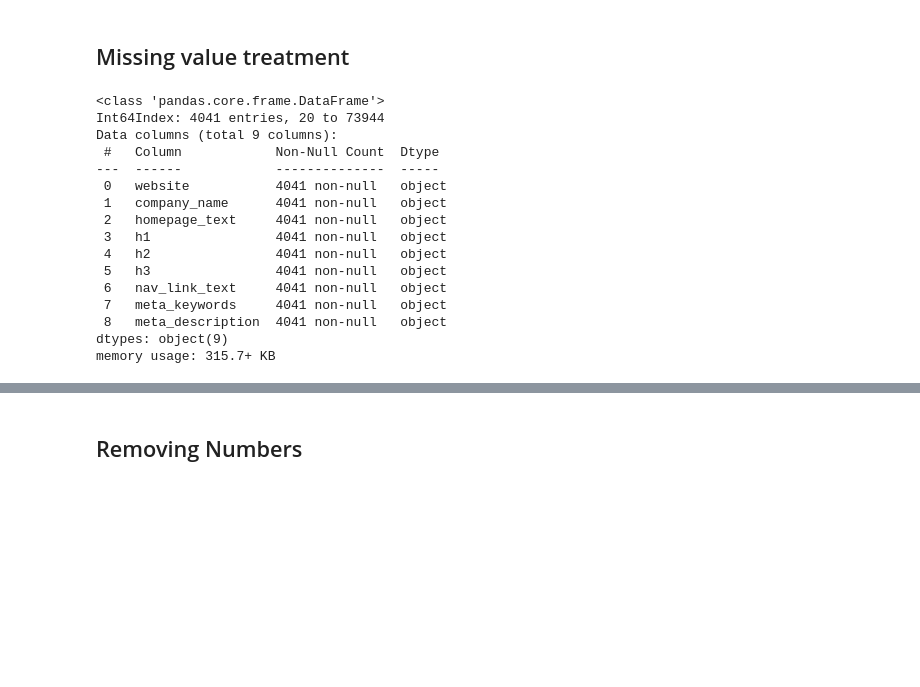
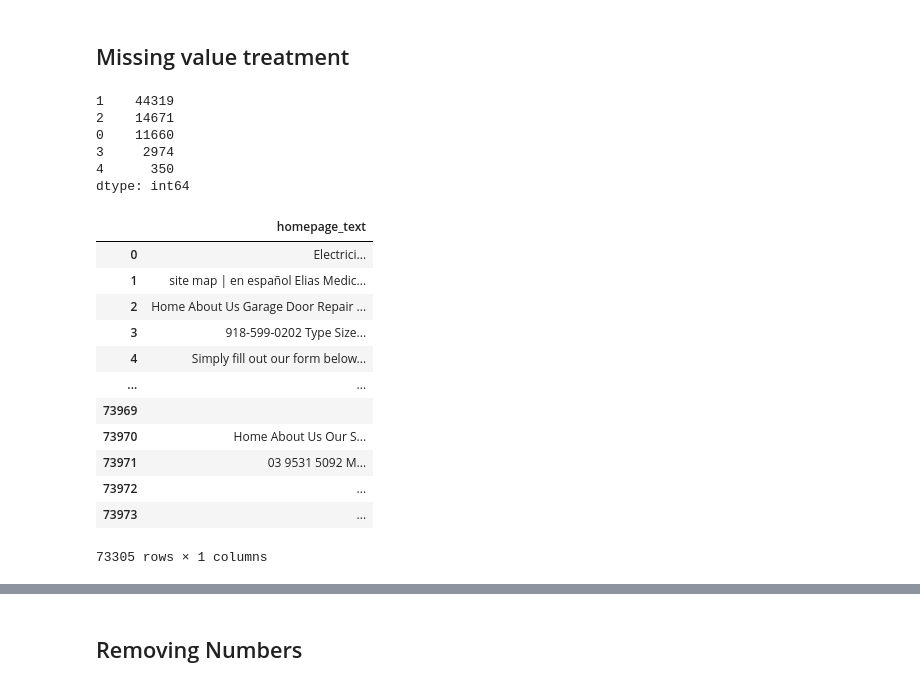
Before and after one commit to priyanships31/Company_Classification, a Jupyter notebook: Company_Classification.ipynb, the cells around one changed output, grey strips where cells are left out. Drawn from its saved outputs; the diff is of its cells as text; code cells hidden in the pictures; blank space fills up the shorter version.

```diff
--- a/Company_Classification.ipynb
+++ b/Company_Classification.ipynb
@@ -41,26 +49,32 @@ data.head()
 | 4 | reprosecurity.co.uk | repro security ltd | Simply fill out our form below... | NaN | Welcome to REPRO SECURITY Ltd | NaN | NaN | NaN | ... |
 # %% [markdown]
 ## Missing value treatment
-# %%
-# removing rows with missing values
-
-data = data.dropna()
-# %%
-data.info()
-# %% [output]
-<class 'pandas.core.frame.DataFrame'>
-Int64Index: 4041 entries, 20 to 73944
-Data columns (total 9 columns):
- #   Column            Non-Null Count  Dtype
----  ------            --------------  -----
- 0   website           4041 non-null   object
- 1   company_name      4041 non-null   object
- 2   homepage_text     4041 non-null   object
- 3   h1                4041 non-null   object
- 4   h2                4041 non-null   object
- 5   h3                4041 non-null   object
- 6   nav_link_text     4041 non-null   object
- 7   meta_keywords     4041 non-null   object
- 8   meta_description  4041 non-null   object
-dtypes: object(9)
-memory usage: 315.7+ KB
+# %%
+data[['homepage_text', 'nav_link_text','meta_keywords', 'meta_description']].isnull().sum(axis=1).value_counts()
+# %% [output]
+1    44319
+2    14671
+0    11660
+3     2974
+4      350
+dtype: int64
+# %%
+data['homepage_text'] = data['homepage_text'].dropna()
+# %%
+df = pd.DataFrame(data, columns = ['homepage_text'])
+# %%
+df.dropna()
+# %% [output]
+|  | homepage_text |
+| 0 | Electrici... |
+| 1 | site map | en español Elias Medic... |
+| 2 | Home About Us Garage Door Repair ... |
+| 3 | 918-599-0202 Type Size... |
+| 4 | Simply fill out our form below... |
+| ... | ... |
+| 73969 |  |
+| 73970 | Home About Us Our S... |
+| 73971 | 03 9531 5092 M... |
+| 73972 | ... |
+| 73973 | ... |
+73305 rows × 1 columns
```
Also changed, not shown: parts of 67 cells of this notebook.
